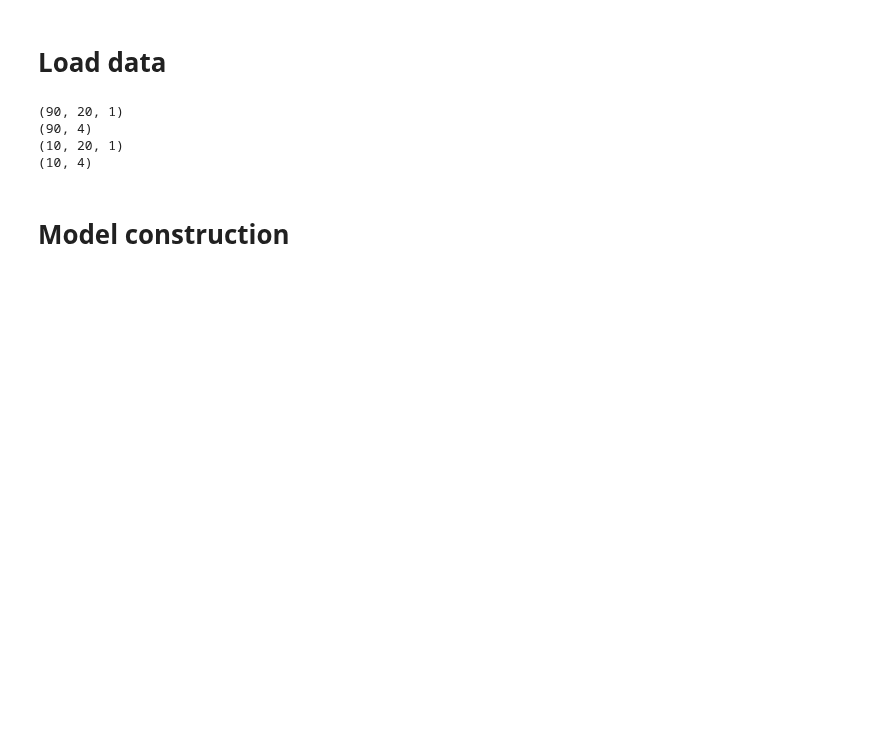
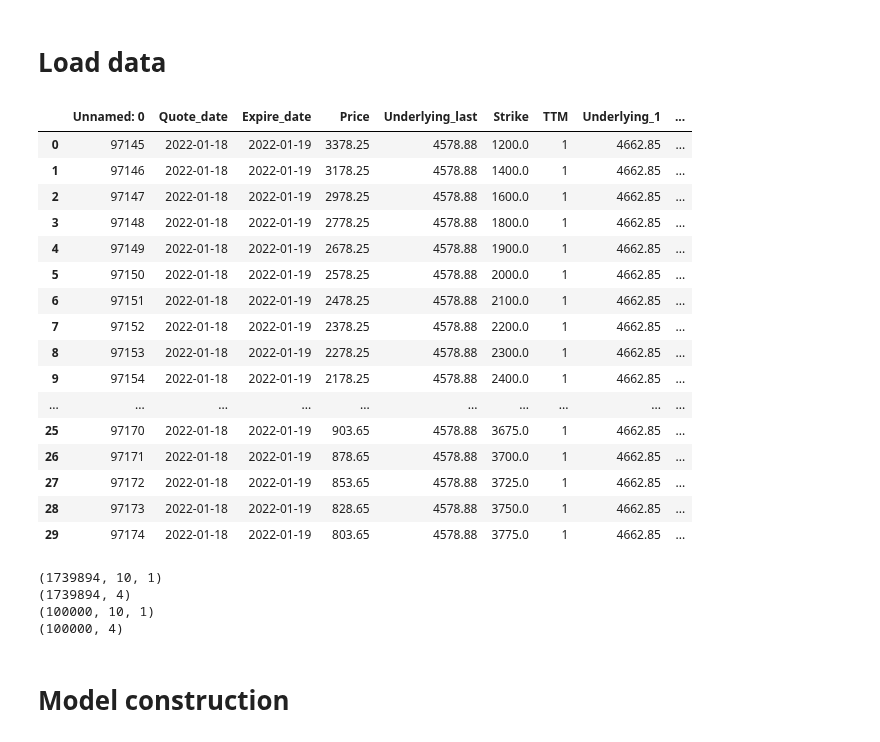
Before and after one commit to erlend-rygg/deep-learning-for-option-pricing, a Jupyter notebook: LSTM-MLP_notebooks/LSTM-MLP.ipynb, the cells around one changed output. Saved outputs shown, nothing was run; the diff lists cells and outputs as text; code cells hidden in the pictures; blank space fills up the shorter version.

Commit message:
Model runs on real data - Nan loss

```diff
--- a/LSTM-MLP_notebooks/LSTM-MLP.ipynb
+++ b/LSTM-MLP_notebooks/LSTM-MLP.ipynb
@@ -28,33 +35,49 @@ True
 # %% [markdown]
 # Load data
 # %%
-file = "../data/complete data set/test data 100.csv"
+file = "../data/processed_data/2022.csv"
 df = pd.read_csv(file)
+display(df.head(30))
 df.head(20)
 
-val_set = 10
+val_set = 100000
 num_features = 4
-time_steps = 20
+time_steps = 10
 
-train_y = df['Quote'][:-val_set].to_numpy()
-val_y = df['Quote'][-val_set:].to_numpy()
-
-df = df.drop(['Quote'], axis=1)
+train_y = df['Quote_date'][:-val_set].to_numpy()
+val_y = df['Quote_date'][-val_set:].to_numpy()
 
 array = df.to_numpy()
 
 train_x = [array[:-val_set][:,-time_steps:].reshape(len(array[:-val_set]),time_steps,1), array[:-val_set][:,:num_features]]
 val_x = [array[-val_set:][:,-time_steps:].reshape(len(array[-val_set:]),time_steps,1), array[-val_set:][:,:num_features]]
 
 print(train_x[0].shape)
 print(train_x[1].shape)
 print(val_x[0].shape)
 print(val_x[1].shape)
 # %% [output]
+|  | Unnamed: 0 | Quote_date | Expire_date | Price | Underlying_last | Strike | TTM | Underlying_1 | ... |
+| 0 | 97145 | 2022-01-18 | 2022-01-19 | 3378.25 | 4578.88 | 1200.0 | 1 | 4662.85 | ... |
+| 1 | 97146 | 2022-01-18 | 2022-01-19 | 3178.25 | 4578.88 | 1400.0 | 1 | 4662.85 | ... |
+| 2 | 97147 | 2022-01-18 | 2022-01-19 | 2978.25 | 4578.88 | 1600.0 | 1 | 4662.85 | ... |
+| 3 | 97148 | 2022-01-18 | 2022-01-19 | 2778.25 | 4578.88 | 1800.0 | 1 | 4662.85 | ... |
+| 4 | 97149 | 2022-01-18 | 2022-01-19 | 2678.25 | 4578.88 | 1900.0 | 1 | 4662.85 | ... |
+| 5 | 97150 | 2022-01-18 | 2022-01-19 | 2578.25 | 4578.88 | 2000.0 | 1 | 4662.85 | ... |
+| 6 | 97151 | 2022-01-18 | 2022-01-19 | 2478.25 | 4578.88 | 2100.0 | 1 | 4662.85 | ... |
+| 7 | 97152 | 2022-01-18 | 2022-01-19 | 2378.25 | 4578.88 | 2200.0 | 1 | 4662.85 | ... |
+| 8 | 97153 | 2022-01-18 | 2022-01-19 | 2278.25 | 4578.88 | 2300.0 | 1 | 4662.85 | ... |
+| 9 | 97154 | 2022-01-18 | 2022-01-19 | 2178.25 | 4578.88 | 2400.0 | 1 | 4662.85 | ... |
+| ... | ... | ... | ... | ... | ... | ... | ... | ... | ... |
+| 25 | 97170 | 2022-01-18 | 2022-01-19 | 903.65 | 4578.88 | 3675.0 | 1 | 4662.85 | ... |
+| 26 | 97171 | 2022-01-18 | 2022-01-19 | 878.65 | 4578.88 | 3700.0 | 1 | 4662.85 | ... |
+| 27 | 97172 | 2022-01-18 | 2022-01-19 | 853.65 | 4578.88 | 3725.0 | 1 | 4662.85 | ... |
+| 28 | 97173 | 2022-01-18 | 2022-01-19 | 828.65 | 4578.88 | 3750.0 | 1 | 4662.85 | ... |
+| 29 | 97174 | 2022-01-18 | 2022-01-19 | 803.65 | 4578.88 | 3775.0 | 1 | 4662.85 | ... |
-(90, 20, 1)
-(90, 4)
-(10, 20, 1)
-(10, 4)
+(1739894, 10, 1)
+(1739894, 4)
+(100000, 10, 1)
+(100000, 4)
 # %% [markdown]
 # Model construction
 # %%
```
Also changed, not shown: parts of 6 cells of this notebook.
